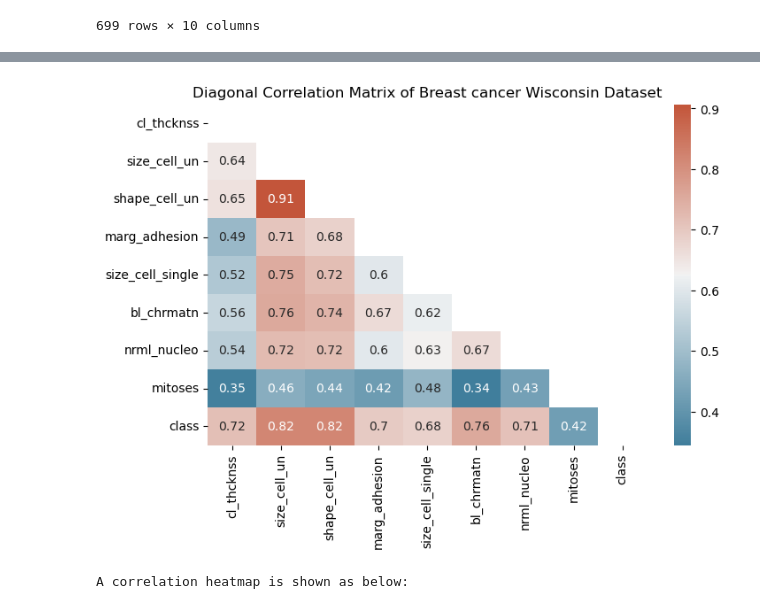
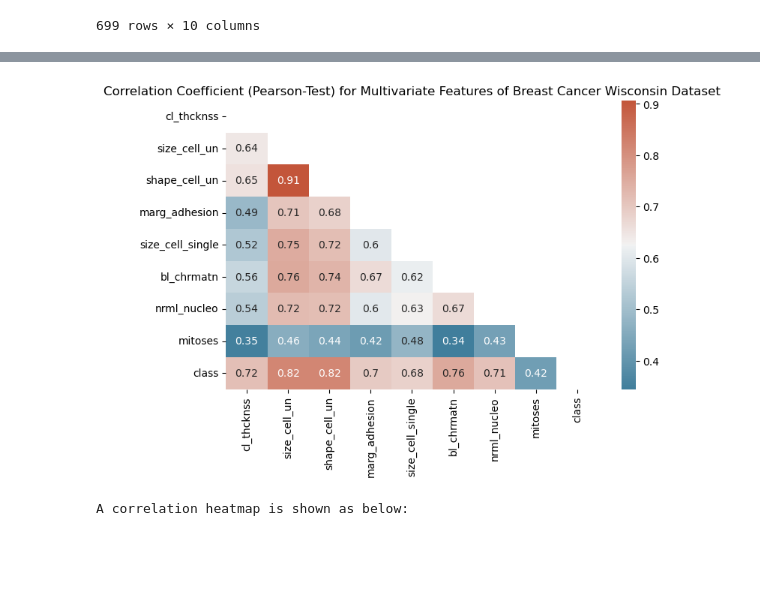
Before and after one commit to drmayu7/303A_machinelearning, a Jupyter notebook: Notebooks/Narmathaa.ipynb, the cells around one changed output, grey strips where cells are left out. Saved outputs shown, nothing was run; the diff lists cells and outputs as text; code cells hidden in the pictures; blank space fills up the shorter version.

```diff
--- a/Notebooks/Narmathaa.ipynb
+++ b/Notebooks/Narmathaa.ipynb
@@ -161,16 +161,17 @@ df_2.describe()
 | 50% | 4.000000 | 1.000000 | 1.000000 | 1.000000 | 2.000000 | 3.000000 | 1.000000 | ... |
 | 75% | 6.000000 | 5.000000 | 5.000000 | 4.000000 | 4.000000 | 5.000000 | 4.000000 | ... |
 | max | 10.000000 | 10.000000 | 10.000000 | 10.000000 | 10.000000 | 10.000000 | 10.000000 | ... |
-# %%
-corr = df_2.corr()
-f, ax = plt.subplots(figsize=(8, 5))
-mask = np.triu(np.ones_like(corr, dtype=bool))
-cmap = sb.diverging_palette(230, 20, as_cmap=True)
-sb.heatmap(corr, annot=True, mask = mask, cmap=cmap)
-plt.title("Diagonal Correlation Matrix of Breast cancer Wisconsin Dataset")
-plt.show()
-# %% [output]
-[figure, removed]
+# %%
+#---Pearson's Test using seaborn
+corr = df_2.corr()
+f, ax = plt.subplots(figsize=(8, 5))
+mask = np.triu(np.ones_like(corr, dtype=bool))
+cmap = sb.diverging_palette(230, 20, as_cmap=True)
+sb.heatmap(corr, annot=True, mask = mask, cmap=cmap)
+plt.title("Correlation Coefficient (Pearson-Test) for Multivariate Features of Breast Cancer Wisconsin Dataset")
+plt.show()
+# %% [output]
+[figure, added]
 # %%
 #---Visualising a correlation heatmap using seaborn
 print("A correlation heatmap is shown as below:")
```
